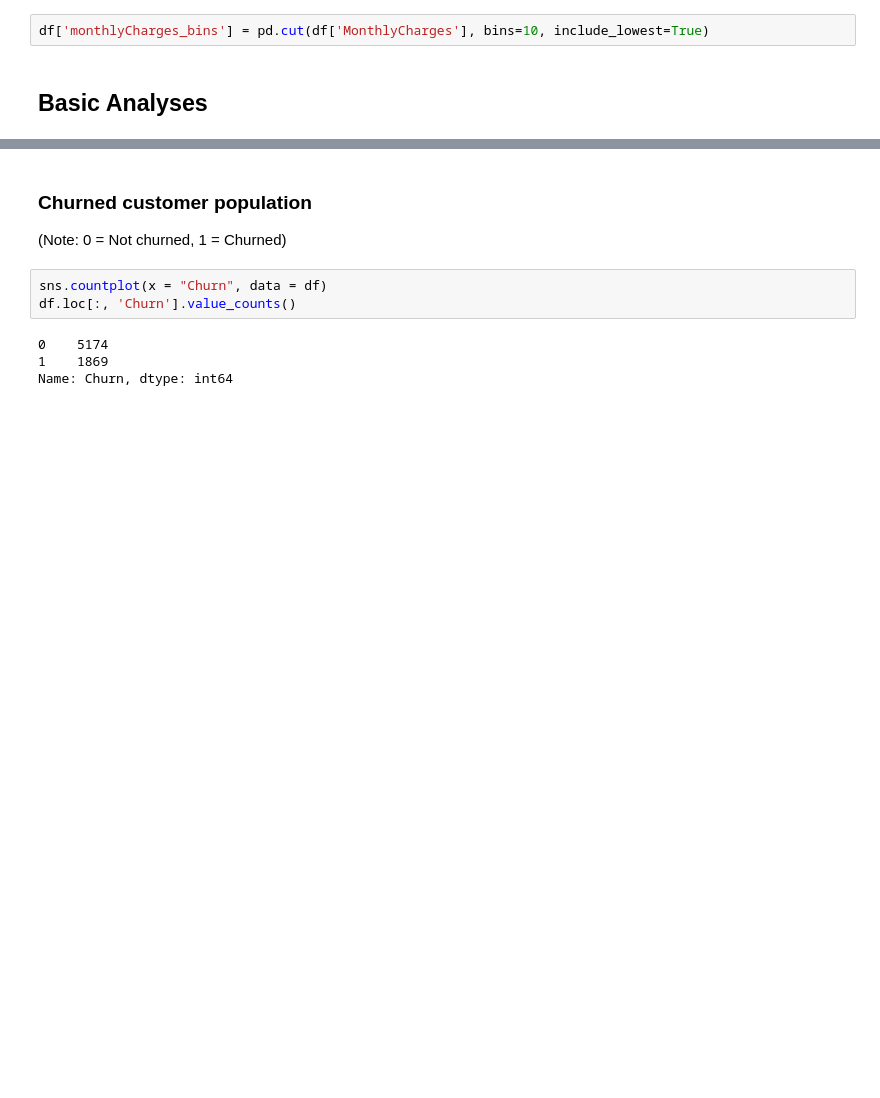
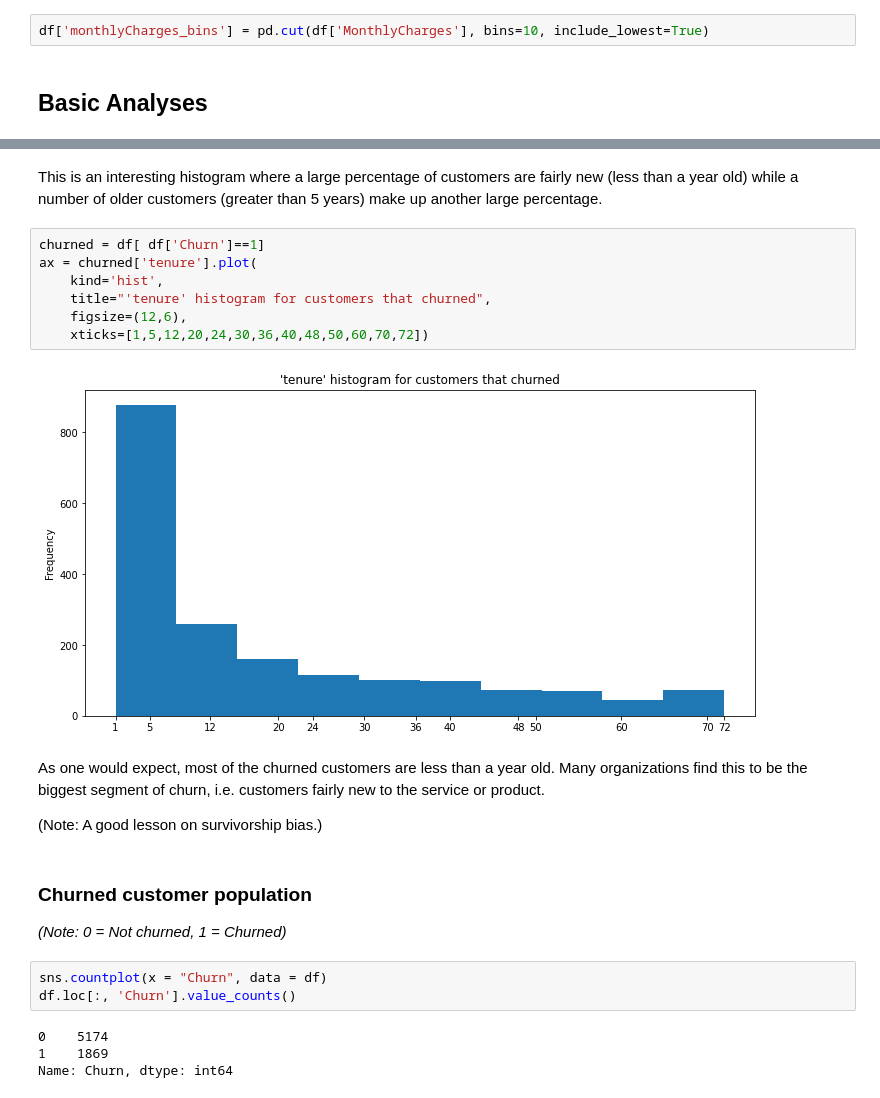
Before and after one commit to ts-azure-services/drift-primer, a Jupyter notebook: mlops_primer/exploratory_analysis.ipynb, the cells around one changed output, grey strips where cells are left out. Cells and saved outputs as stored; diff of their text form; blank space fills up the shorter version.

```diff
--- a/mlops_primer/exploratory_analysis.ipynb
+++ b/mlops_primer/exploratory_analysis.ipynb
@@ -97,6 +136,21 @@ df['monthlyCharges_bins'] = pd.cut(df['MonthlyCharges'], bins=10, include_lowest
+# %% [markdown]
+This is an interesting histogram where a large percentage of customers are fairly new (less than a year old) while a number of older customers (greater than 5 years) make up another large percentage.
+# %%
+churned = df[ df['Churn']==1]
+ax = churned['tenure'].plot(
+    kind='hist',
+    title="'tenure' histogram for customers that churned",
+    figsize=(12,6),
+    xticks=[1,5,12,20,24,30,36,40,48,50,60,70,72])
+# %% [output]
+[figure, added]
+# %% [markdown]
+As one would expect, most of the churned customers are less than a year old. Many organizations find this to be the biggest segment of churn, i.e. customers fairly new to the service or product.
+
+(Note: A good lesson on survivorship bias.)
 # %% [markdown]
 ### Churned customer population
-(Note: 0 = Not churned, 1 = Churned)
+*(Note: 0 = Not churned, 1 = Churned)*
 # %%
 sns.countplot(x = "Churn", data = df)
 df.loc[:, 'Churn'].value_counts()
```
Also changed, not shown: parts of 21 cells of this notebook.
